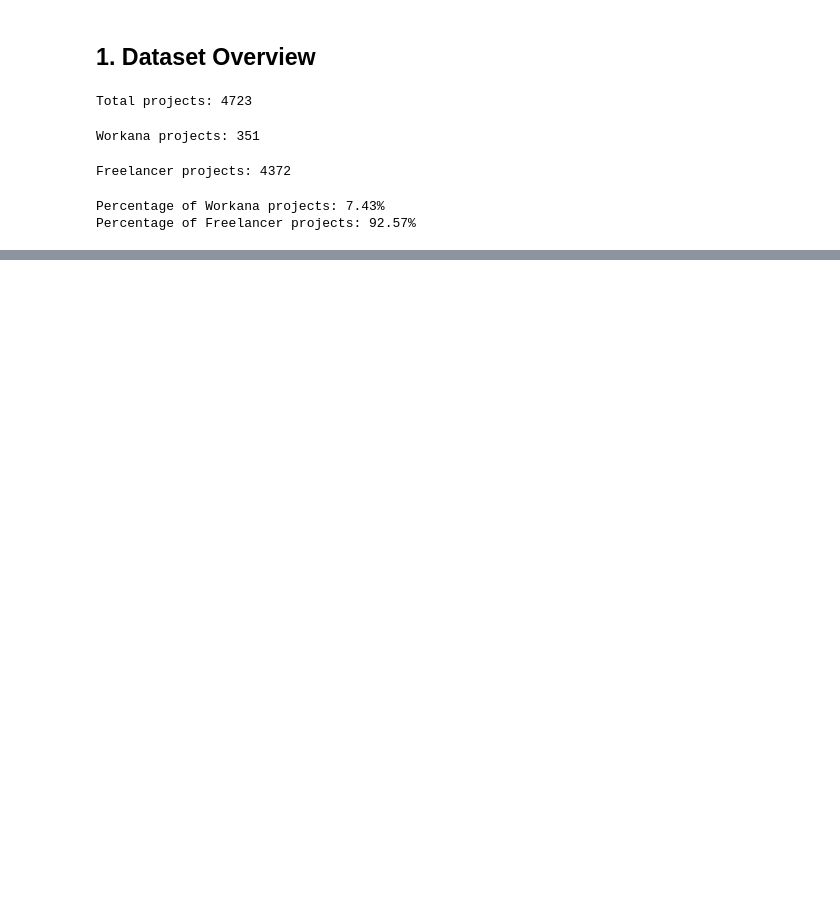
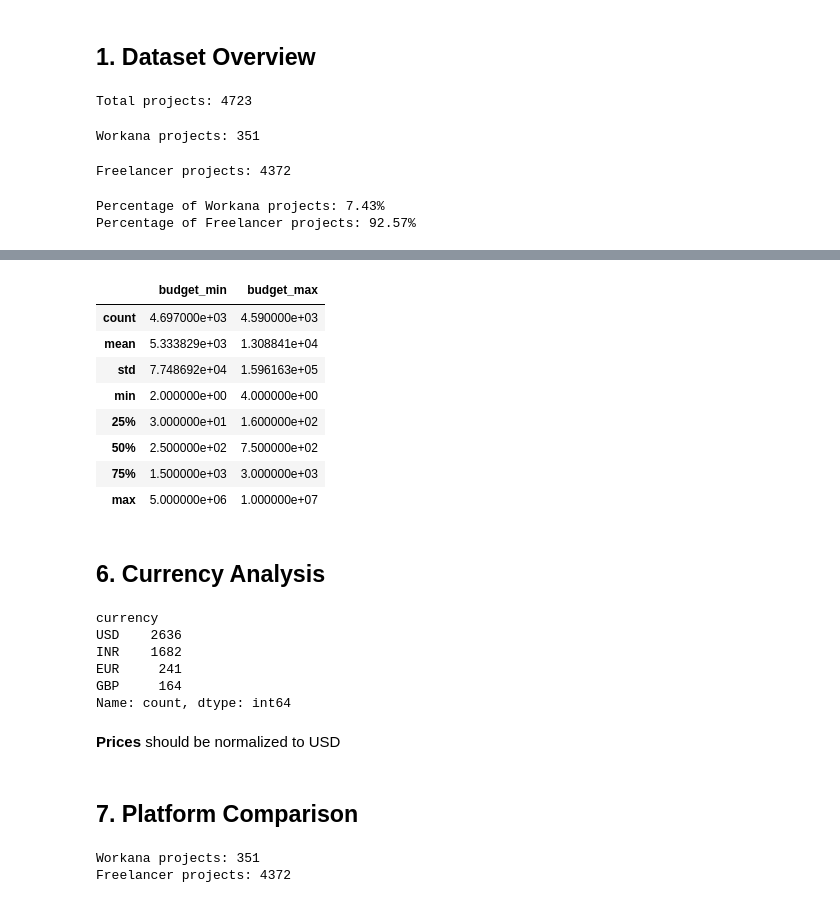
Before and after one commit to chrisvzqz/freelance-pricing-estimator, a Jupyter notebook: notebooks/03_merged_dataset_validation.ipynb, the cells around one changed output, grey strips where cells are left out. Cells and saved outputs as stored; diff of their text form; code cells hidden in the pictures; blank space fills up the shorter version.

```diff
--- a/notebooks/03_merged_dataset_validation.ipynb
+++ b/notebooks/03_merged_dataset_validation.ipynb
@@ -42,0 +184,33 @@ Percentage of Freelancer projects: 92.57%
+# %%
+df.describe()
+# %% [output]
+|  | budget_min | budget_max |
+| count | 4.697000e+03 | 4.590000e+03 |
+| mean | 5.333829e+03 | 1.308841e+04 |
+| std | 7.748692e+04 | 1.596163e+05 |
+| min | 2.000000e+00 | 4.000000e+00 |
+| 25% | 3.000000e+01 | 1.600000e+02 |
+| 50% | 2.500000e+02 | 7.500000e+02 |
+| 75% | 1.500000e+03 | 3.000000e+03 |
+| max | 5.000000e+06 | 1.000000e+07 |
+# %% [markdown]
+## 6. Currency Analysis
+# %%
+df['currency'].value_counts()
+# %% [output]
+currency
+USD    2636
+INR    1682
+EUR     241
+GBP     164
+Name: count, dtype: int64
+# %% [markdown]
+**Prices** should be normalized to USD
+# %% [markdown]
+## 7. Platform Comparison
+# %%
+print(f"Workana projects: {df.loc[df['platform'] == 'Workana'].shape[0]}")
+print(f"Freelancer projects: {df.loc[df['platform'] == 'Freelancer'].shape[0]}")
+# %% [output]
+Workana projects: 351
+Freelancer projects: 4372
```
Also changed, not shown: parts of 36 cells of this notebook.
